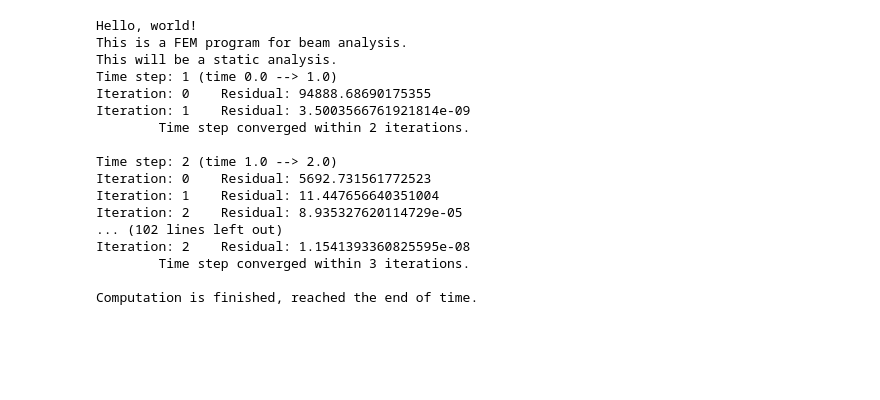
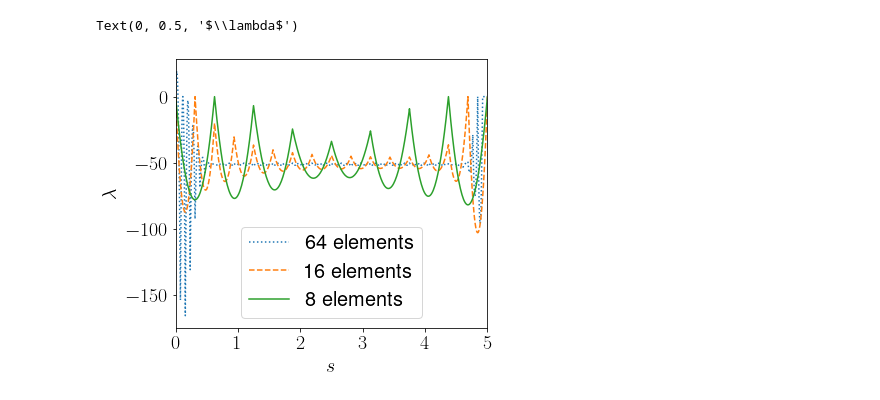
Before and after one commit to jantomec/beam, a Jupyter notebook: notebooks/twist.ipynb, the cells around one changed output. Saved outputs shown, nothing was run; the diff lists cells and outputs as text; code cells hidden in the pictures; blank space fills up the shorter version.

```diff
--- a/notebooks/twist.ipynb
+++ b/notebooks/twist.ipynb
@@ -47,6 +103,3 @@ Iteration: 0    Residual: 1.5854694684570119e-07
         Time step converged within 1 iterations.
 
 Computation is finished, reached the end of time.
-# %%
-system14 = test_twist.case1(64, 8)
-system14.solve()
@@ -71,21 +106,20 @@ Computation is finished, reached the end of time.
-# %%
-system15 = test_twist.case1(8, 64)
-system15.solve()
-# %% [output]
-Hello, world!
-This is a FEM program for beam analysis.
-This will be a static analysis.
-Time step: 1 (time 0.0 --> 1.0)
-Iteration: 0    Residual: 94888.68690175355
-Iteration: 1    Residual: 3.5003566761921814e-09
-        Time step converged within 2 iterations.
-
-Time step: 2 (time 1.0 --> 2.0)
-Iteration: 0    Residual: 5692.731561772523
-Iteration: 1    Residual: 11.447656640351004
-Iteration: 2    Residual: 8.935327620114729e-05
-... (102 lines left out)
-Iteration: 2    Residual: 1.1541393360825595e-08
-        Time step converged within 3 iterations.
-
-Computation is finished, reached the end of time.
+# %%
+plt.rcParams.update({
+    "text.usetex": True,
+    "font.family": "sans-serif",
+    "font.sans-serif": ["Helvetica"],
+    "font.size": 20
+})
+fig = plt.figure(figsize=(6,5), tight_layout=True)
+ax = plt.axes()
+ax.plot(*system14.contact_force_function(-1, int_only=False).T, ':', label='64 elements')
+ax.plot(*system12.contact_force_function(-1, int_only=False).T, '--', label='16 elements')
+ax.plot(*system11.contact_force_function(-1, int_only=False).T, label='8 elements')
+plt.legend()
+ax.set_xlim((0,5))
+ax.set_xlabel('$s$')
+ax.set_ylabel('$\lambda$')
+#plt.savefig("img2.pdf", bbox_inches='tight')
+# %% [output]
+Text(0, 0.5, '$\\lambda$')
+[figure, added]
```
Also changed, not shown: parts of 10 cells of this notebook, 2 other files.
